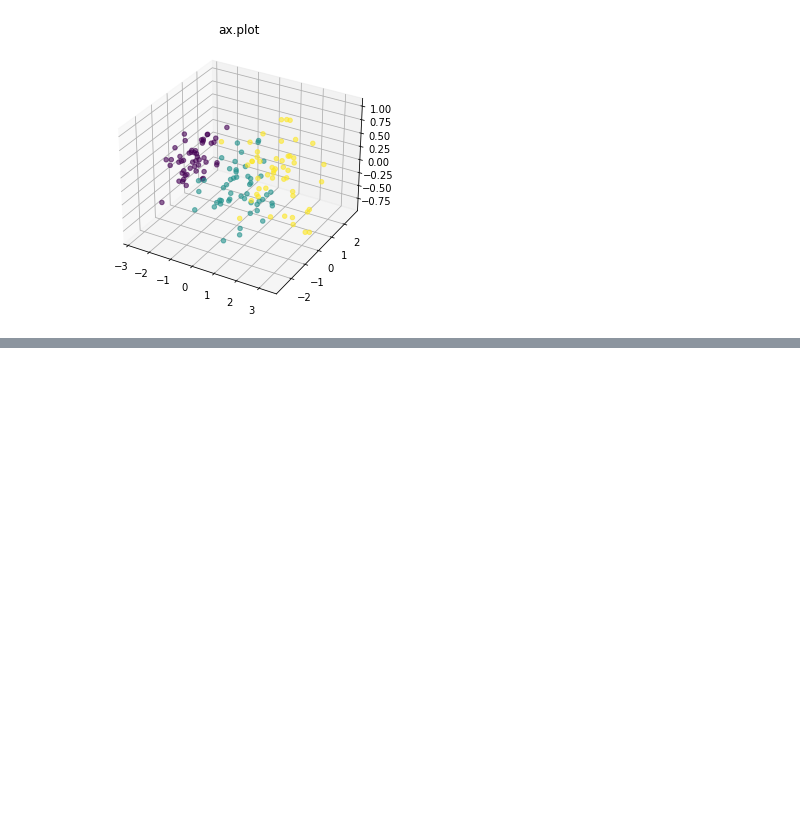
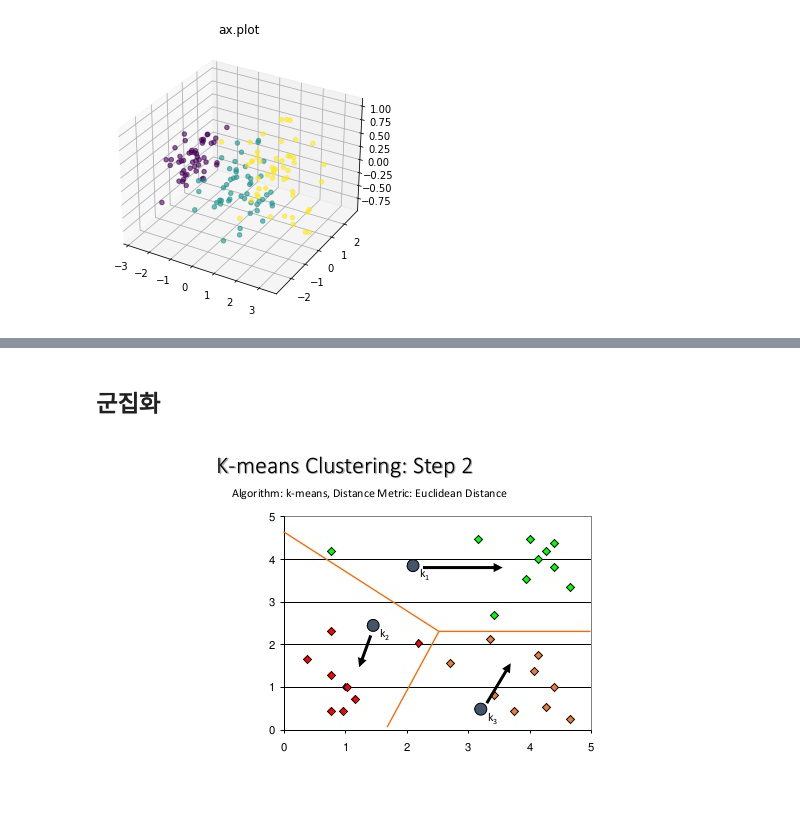
Before and after one commit to Lukaid/my_notebook, a Jupyter notebook: FastCampus/Unsupervised_Learning_01.ipynb, the cells around one changed output, grey strips where cells are left out. Drawn from its saved outputs; the diff is of its cells as text; code cells hidden in the pictures; blank space fills up the shorter version.

```diff
--- a/FastCampus/Unsupervised_Learning_01.ipynb
+++ b/FastCampus/Unsupervised_Learning_01.ipynb
@@ -108,0 +194,6 @@ plt.show()
+# %% [markdown]
+## 군집화
+# %%
+Image('https://image.slidesharecdn.com/patternrecognitionbinoy-06-kmeansclustering-160317135729/95/pattern-recognition-binoy-k-means-clustering-13-638.jpg')
+# %% [output]
+[figure, added]
```
Also changed, not shown: parts of 42 cells of this notebook, 1 other file.
